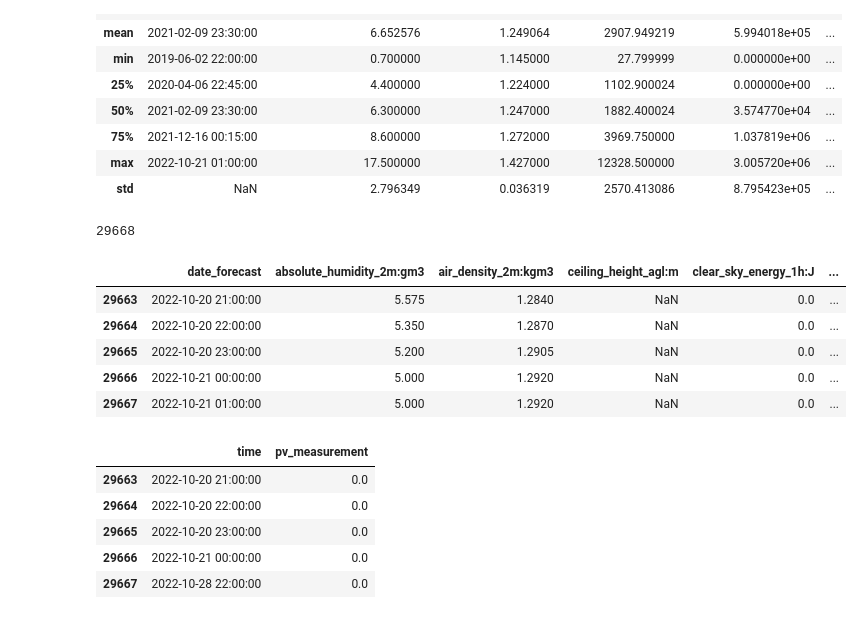
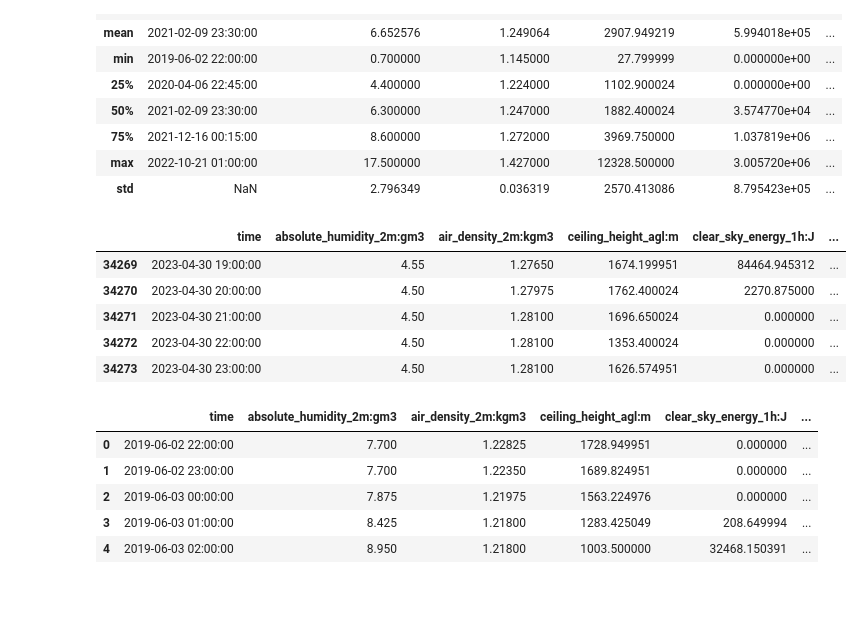
Before and after one commit to mikaelste/TDT4173-project, a Jupyter notebook: mikael/mikael_sandbox.ipynb, the cells around one changed output. Drawn from its saved outputs; the diff is of its cells as text; code cells hidden in the pictures.

```diff
--- a/mikael/mikael_sandbox.ipynb
+++ b/mikael/mikael_sandbox.ipynb
@@ -38,17 +43,17 @@ X_train_observed_a.describe()
 | 75% | 2021-12-16 00:15:00 | 8.600000 | 1.272000 | 3969.750000 | 1.037819e+06 | ... |
 | max | 2022-10-21 01:00:00 | 17.500000 | 1.427000 | 12328.500000 | 3.005720e+06 | ... |
 | std | NaN | 2.796349 | 0.036319 | 2570.413086 | 8.795423e+05 | ... |
+# %%
+X_train_concat = pd.concat([X_train_observed_a, X_train_estimated_a], ignore_index=True)
 # %%
-X_train_observed_group = X_train_observed_a.groupby(pd.Grouper(key='date_forecast', freq='1H')).mean().reset_index()
-len(X_train_observed_group)
+X_train_group = X_train_concat.groupby(pd.Grouper(key='date_forecast', freq='1H')).mean().reset_index()
+X_train_group.rename(columns={"date_forecast":"time"}, inplace=True)
-# %% [output]
-29668
 # %%
-X_train_observed_group.tail()
+X_train_group.tail()
 # %% [output]
-|  | date_forecast | absolute_humidity_2m:gm3 | air_density_2m:kgm3 | ceiling_height_agl:m | clear_sky_energy_1h:J | ... |
-| 29663 | 2022-10-20 21:00:00 | 5.575 | 1.2840 | NaN | 0.0 | ... |
-| 29664 | 2022-10-20 22:00:00 | 5.350 | 1.2870 | NaN | 0.0 | ... |
-| 29665 | 2022-10-20 23:00:00 | 5.200 | 1.2905 | NaN | 0.0 | ... |
-| 29666 | 2022-10-21 00:00:00 | 5.000 | 1.2920 | NaN | 0.0 | ... |
-| 29667 | 2022-10-21 01:00:00 | 5.000 | 1.2920 | NaN | 0.0 | ... |
+|  | time | absolute_humidity_2m:gm3 | air_density_2m:kgm3 | ceiling_height_agl:m | clear_sky_energy_1h:J | ... |
+| 34269 | 2023-04-30 19:00:00 | 4.55 | 1.27650 | 1674.199951 | 84464.945312 | ... |
+| 34270 | 2023-04-30 20:00:00 | 4.50 | 1.27975 | 1762.400024 | 2270.875000 | ... |
+| 34271 | 2023-04-30 21:00:00 | 4.50 | 1.28100 | 1696.650024 | 0.000000 | ... |
+| 34272 | 2023-04-30 22:00:00 | 4.50 | 1.28100 | 1353.400024 | 0.000000 | ... |
+| 34273 | 2023-04-30 23:00:00 | 4.50 | 1.28100 | 1626.574951 | 0.000000 | ... |
@@ -55 +62,10 @@ X_train_observed_group.tail()
+# %%
+inner_merge.head()
+# %% [output]
+|  | time | absolute_humidity_2m:gm3 | air_density_2m:kgm3 | ceiling_height_agl:m | clear_sky_energy_1h:J | ... |
+| 0 | 2019-06-02 22:00:00 | 7.700 | 1.22825 | 1728.949951 | 0.000000 | ... |
+| 1 | 2019-06-02 23:00:00 | 7.700 | 1.22350 | 1689.824951 | 0.000000 | ... |
+| 2 | 2019-06-03 00:00:00 | 7.875 | 1.21975 | 1563.224976 | 0.000000 | ... |
+| 3 | 2019-06-03 01:00:00 | 8.425 | 1.21800 | 1283.425049 | 208.649994 | ... |
+| 4 | 2019-06-03 02:00:00 | 8.950 | 1.21800 | 1003.500000 | 32468.150391 | ... |
 # %%
@@ -61,10 +81 @@ X_train_observed_group[non_id_columns] = X_train_observed_group[non_id_columns].
-# %%
-Y_train_observed_a.iloc[:29668].tail()
-# %% [output]
-|  | time | pv_measurement |
-| 29663 | 2022-10-20 21:00:00 | 0.0 |
-| 29664 | 2022-10-20 22:00:00 | 0.0 |
-| 29665 | 2022-10-20 23:00:00 | 0.0 |
-| 29666 | 2022-10-21 00:00:00 | 0.0 |
-| 29667 | 2022-10-28 22:00:00 | 0.0 |
 # %%
```
Also changed, not shown: parts of 15 cells of this notebook.
